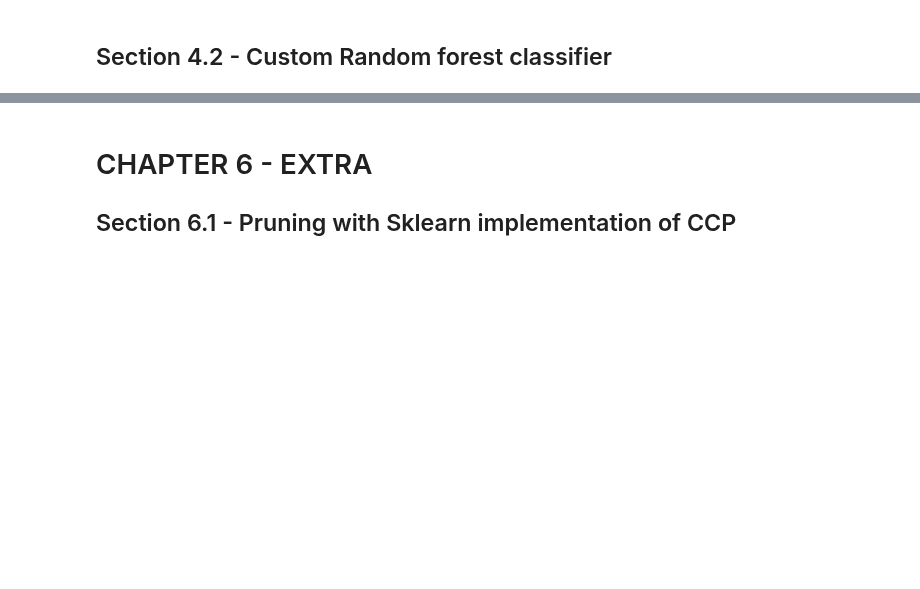
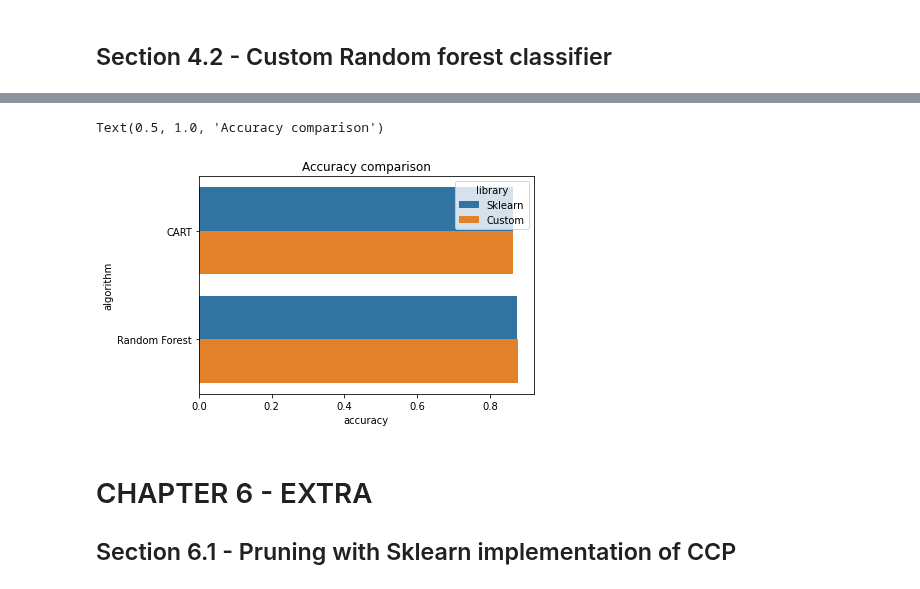
Before and after one commit to iberius96/Classification-task-for-heart-condition, a Jupyter notebook: main.ipynb, the cells around one changed output, grey strips where cells are left out. Saved outputs shown, nothing was run; the diff lists cells and outputs as text; code cells hidden in the pictures; blank space fills up the shorter version.

```diff
--- a/main.ipynb
+++ b/main.ipynb
@@ -1382,5 +1402,13 @@ scoring_df
 # %%
-#sns.barplot(x='algorithm', y='accuracy', data=scoring_df)
+g = sns.barplot(y='algorithm',
+                x='accuracy',
+                hue='library',
+                data=scoring_df)
+
+g.set_title('Accuracy comparison')
+# %% [output]
+Text(0.5, 1.0, 'Accuracy comparison')
+[figure, added]
 # %% [markdown]
 # CHAPTER 6 - EXTRA <a class="anchor" id="6"></a>
 
```
Also changed, not shown: parts of 12 cells of this notebook, 2 other files.
